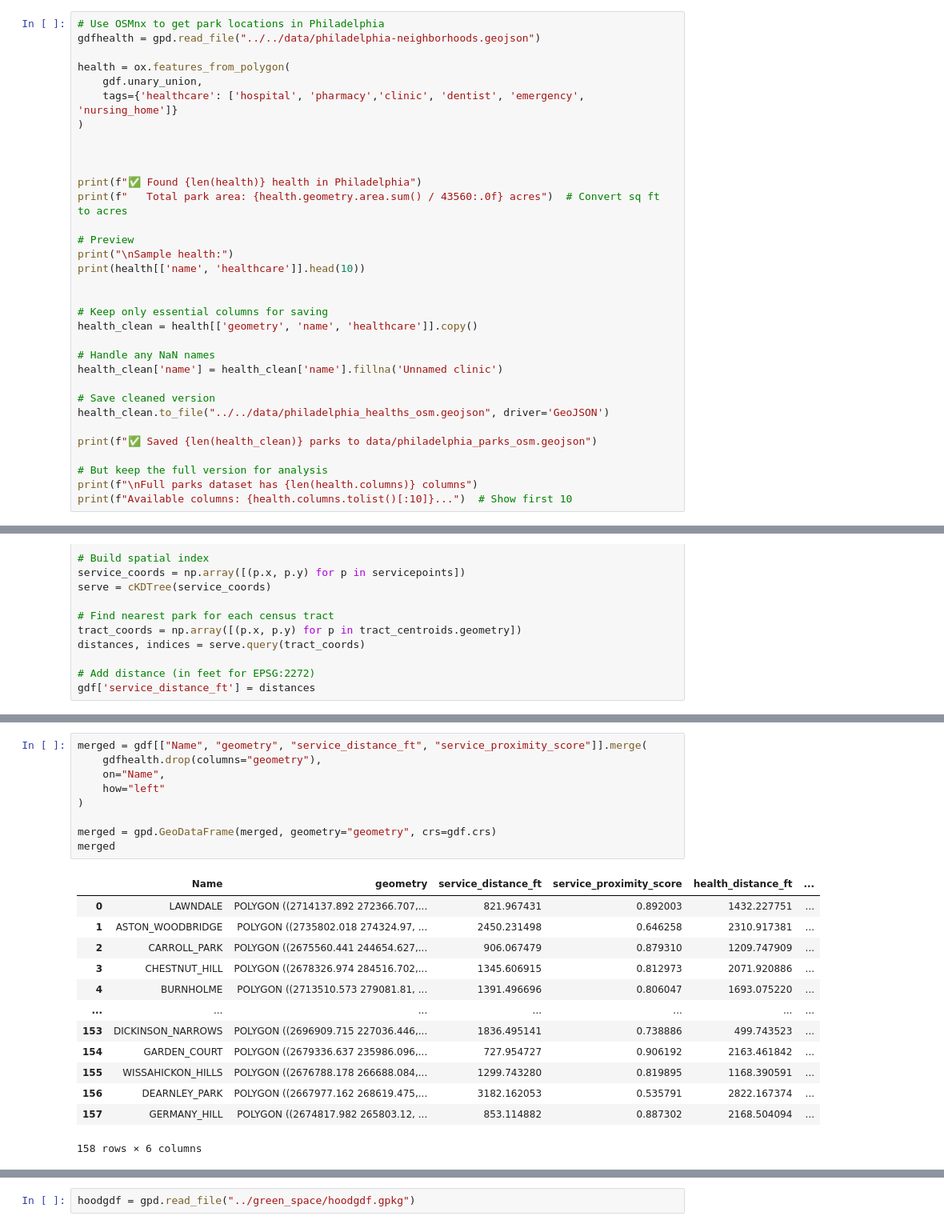
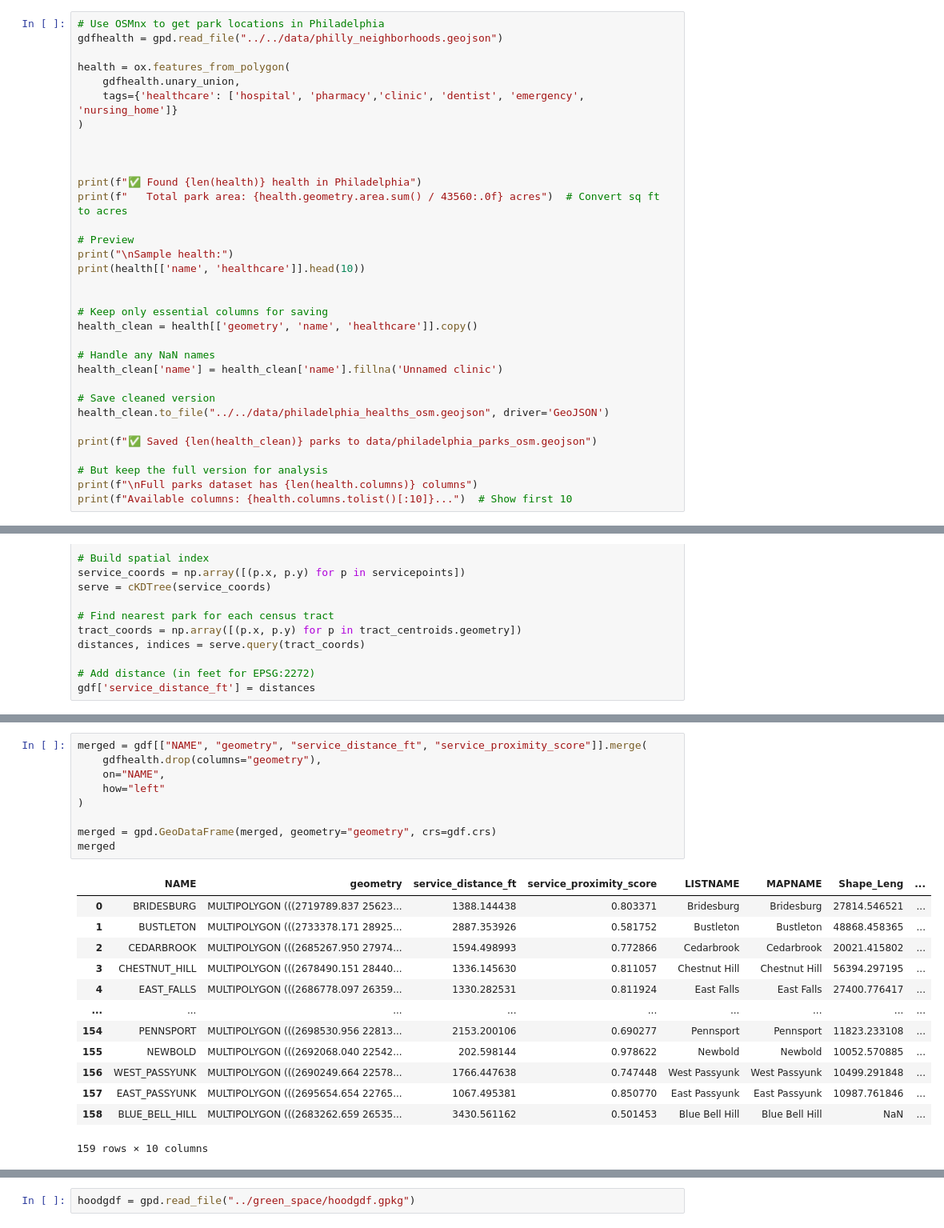
Before and after one commit to astauf03/musa5500-python-final, a Jupyter notebook: notebooks/land_use/landuse.ipynb, the cells around one changed output, grey strips where cells are left out. Shown at 80% size. Cells and saved outputs as stored; diff of their text form.

```diff
--- a/notebooks/land_use/landuse.ipynb
+++ b/notebooks/land_use/landuse.ipynb
@@ -11,10 +11,10 @@ from scipy.spatial import cKDTree
 from shapely.geometry import Point
 # %%
 # Use OSMnx to get park locations in Philadelphia
-gdfhealth = gpd.read_file("../../data/philadelphia-neighborhoods.geojson")
+gdfhealth = gpd.read_file("../../data/philly_neighborhoods.geojson")
 
 health = ox.features_from_polygon(
-    gdf.unary_union,
+    gdfhealth.unary_union,
     tags={'healthcare': ['hospital', 'pharmacy','clinic', 'dentist', 'emergency', 'nursing_home']}
 )
 
@@ -234,26 +251,26 @@ gdf
 # %%
-merged = gdf[["Name", "geometry", "service_distance_ft", "service_proximity_score"]].merge(
+merged = gdf[["NAME", "geometry", "service_distance_ft", "service_proximity_score"]].merge(
     gdfhealth.drop(columns="geometry"),
-    on="Name",
+    on="NAME",
     how="left"
 )
 
 merged = gpd.GeoDataFrame(merged, geometry="geometry", crs=gdf.crs)
 merged
 # %% [output]
-|  | Name | geometry | service_distance_ft | service_proximity_score | health_distance_ft | ... |
-| 0 | LAWNDALE | POLYGON ((2714137.892 272366.707,... | 821.967431 | 0.892003 | 1432.227751 | ... |
-| 1 | ASTON_WOODBRIDGE | POLYGON ((2735802.018 274324.97, ... | 2450.231498 | 0.646258 | 2310.917381 | ... |
-| 2 | CARROLL_PARK | POLYGON ((2675560.441 244654.627,... | 906.067479 | 0.879310 | 1209.747909 | ... |
-| 3 | CHESTNUT_HILL | POLYGON ((2678326.974 284516.702,... | 1345.606915 | 0.812973 | 2071.920886 | ... |
-| 4 | BURNHOLME | POLYGON ((2713510.573 279081.81, ... | 1391.496696 | 0.806047 | 1693.075220 | ... |
-| ... | ... | ... | ... | ... | ... | ... |
-| 153 | DICKINSON_NARROWS | POLYGON ((2696909.715 227036.446,... | 1836.495141 | 0.738886 | 499.743523 | ... |
-| 154 | GARDEN_COURT | POLYGON ((2679336.637 235986.096,... | 727.954727 | 0.906192 | 2163.461842 | ... |
-| 155 | WISSAHICKON_HILLS | POLYGON ((2676788.178 266688.084,... | 1299.743280 | 0.819895 | 1168.390591 | ... |
-| 156 | DEARNLEY_PARK | POLYGON ((2667977.162 268619.475,... | 3182.162053 | 0.535791 | 2822.167374 | ... |
-| 157 | GERMANY_HILL | POLYGON ((2674817.982 265803.12, ... | 853.114882 | 0.887302 | 2168.504094 | ... |
+|  | NAME | geometry | service_distance_ft | service_proximity_score | LISTNAME | MAPNAME | Shape_Leng | ... |
+| 0 | BRIDESBURG | MULTIPOLYGON (((2719789.837 25623... | 1388.144438 | 0.803371 | Bridesburg | Bridesburg | 27814.546521 | ... |
+| 1 | BUSTLETON | MULTIPOLYGON (((2733378.171 28925... | 2887.353926 | 0.581752 | Bustleton | Bustleton | 48868.458365 | ... |
+| 2 | CEDARBROOK | MULTIPOLYGON (((2685267.950 27974... | 1594.498993 | 0.772866 | Cedarbrook | Cedarbrook | 20021.415802 | ... |
+| 3 | CHESTNUT_HILL | MULTIPOLYGON (((2678490.151 28440... | 1336.145630 | 0.811057 | Chestnut Hill | Chestnut Hill | 56394.297195 | ... |
+| 4 | EAST_FALLS | MULTIPOLYGON (((2686778.097 26359... | 1330.282531 | 0.811924 | East Falls | East Falls | 27400.776417 | ... |
+| ... | ... | ... | ... | ... | ... | ... | ... | ... |
+| 154 | PENNSPORT | MULTIPOLYGON (((2698530.956 22813... | 2153.200106 | 0.690277 | Pennsport | Pennsport | 11823.233108 | ... |
+| 155 | NEWBOLD | MULTIPOLYGON (((2692068.040 22542... | 202.598144 | 0.978622 | Newbold | Newbold | 10052.570885 | ... |
+| 156 | WEST_PASSYUNK | MULTIPOLYGON (((2690249.664 22578... | 1766.447638 | 0.747448 | West Passyunk | West Passyunk | 10499.291848 | ... |
+| 157 | EAST_PASSYUNK | MULTIPOLYGON (((2695654.654 22765... | 1067.495381 | 0.850770 | East Passyunk | East Passyunk | 10987.761846 | ... |
+| 158 | BLUE_BELL_HILL | MULTIPOLYGON (((2683262.659 26535... | 3430.561162 | 0.501453 | Blue Bell Hill | Blue Bell Hill | NaN | ... |
-158 rows × 6 columns
+159 rows × 10 columns
 # %%
 import matplotlib.pyplot as plt
 import geopandas as gpd
```
Also changed, not shown: parts of 10 cells of this notebook, 2 other files.
